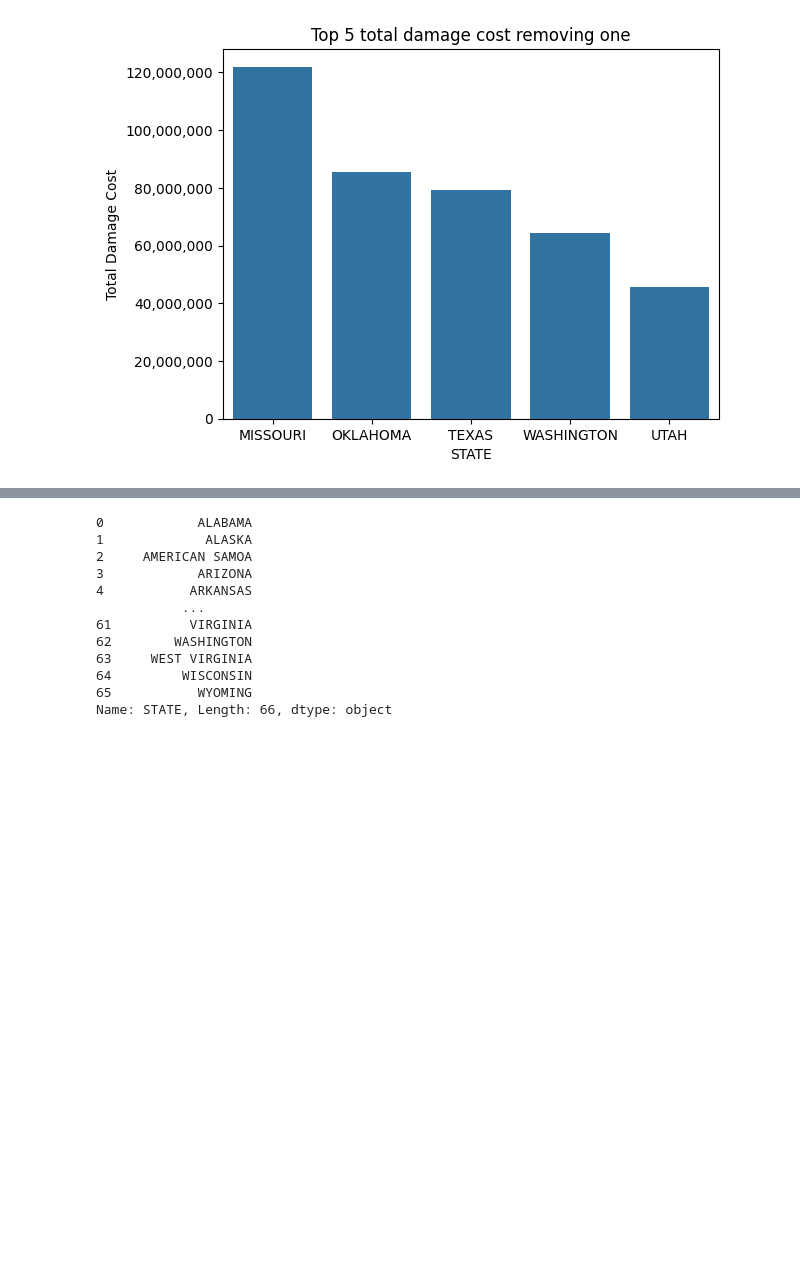
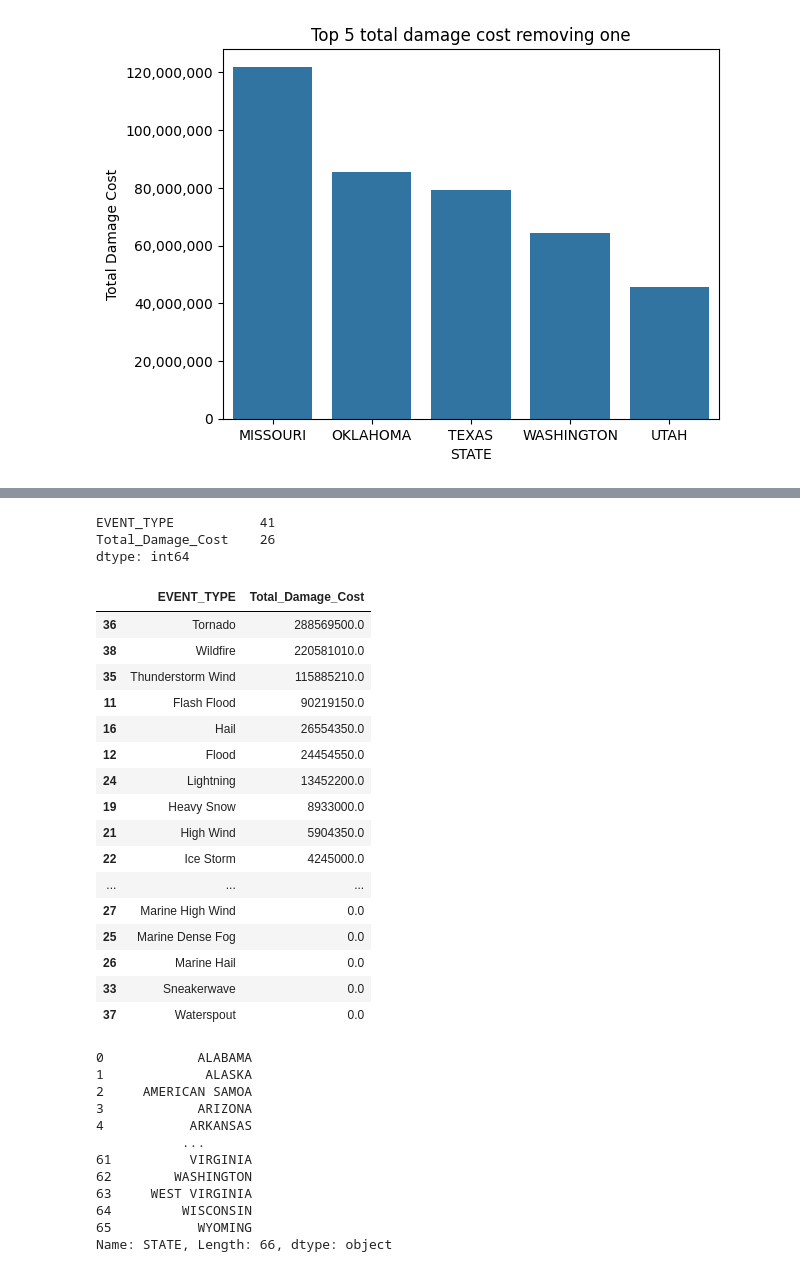
Before and after one commit to 110325-Data-Foundations/Group2FinalProject, a Jupyter notebook: subre_files.ipynb, the cells around one changed output, grey strips where cells are left out. Cells and saved outputs as stored; diff of their text form; code cells hidden in the pictures; blank space fills up the shorter version.

```diff
--- a/subre_files.ipynb
+++ b/subre_files.ipynb
@@ -161 +235,29 @@ plt.show()
+# %%
+# Looking at the number of event types there are
+grouped_disaster.nunique()
+# %% [output]
+EVENT_TYPE           41
+Total_Damage_Cost    26
+dtype: int64
+# %%
+# looking at where to stop for the graph since the rest are zero
+grouped_disaster.sort_values(by = 'Total_Damage_Cost', ascending = False)
+# %% [output]
+|  | EVENT_TYPE | Total_Damage_Cost |
+| 36 | Tornado | 288569500.0 |
+| 38 | Wildfire | 220581010.0 |
+| 35 | Thunderstorm Wind | 115885210.0 |
+| 11 | Flash Flood | 90219150.0 |
+| 16 | Hail | 26554350.0 |
+| 12 | Flood | 24454550.0 |
+| 24 | Lightning | 13452200.0 |
+| 19 | Heavy Snow | 8933000.0 |
+| 21 | High Wind | 5904350.0 |
+| 22 | Ice Storm | 4245000.0 |
+| ... | ... | ... |
+| 27 | Marine High Wind | 0.0 |
+| 25 | Marine Dense Fog | 0.0 |
+| 26 | Marine Hail | 0.0 |
+| 33 | Sneakerwave | 0.0 |
+| 37 | Waterspout | 0.0 |
 # %%
```
Also changed, not shown: parts of 29 cells of this notebook, 1 other file.
